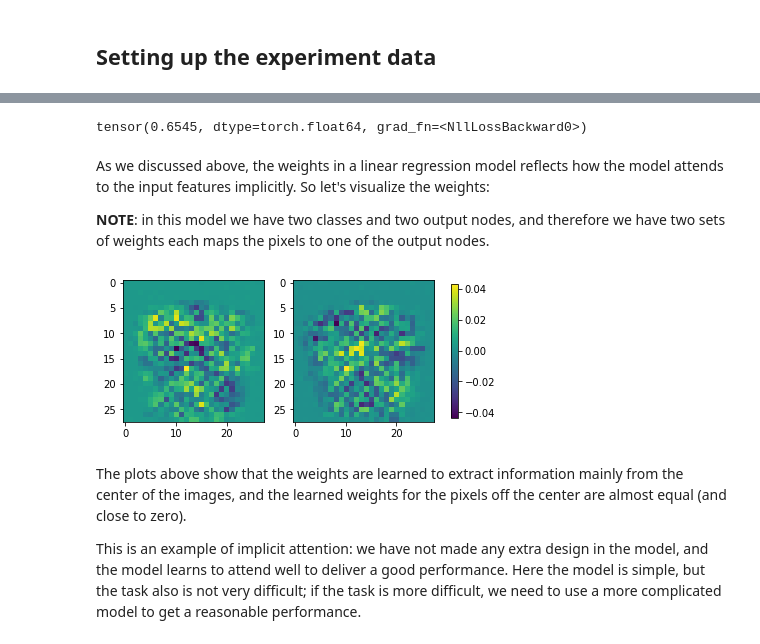
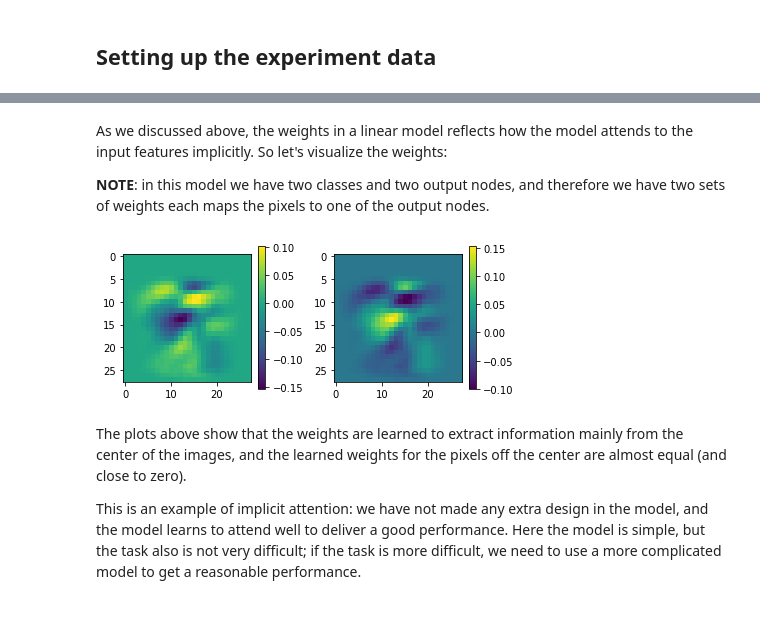
Before and after one commit to bezhvin/Self-attention-Mechanism, a Jupyter notebook: ImplicitAttention.ipynb, the cells around one changed output, grey strips where cells are left out. Drawn from its saved outputs; the diff is of its cells as text; code cells hidden in the pictures; blank space fills up the shorter version.

```diff
--- a/ImplicitAttention.ipynb
+++ b/ImplicitAttention.ipynb
@@ -65,13 +52,5 @@ train_loader = DataLoader(subset_data, batch_size=batch_size, shuffle=True)
 # %%
-class LinearClassifier(nn.Module):
-    def __init__(self, dim, num_output):
-        super(LinearClassifier,self).__init__()
-        self.linear_model = nn.Linear(dim*dim, num_output, bias=True, dtype=torch.float64)
 
-    def forward(self, x):
-        logits = self.linear_model(x.to(torch.float64))
-        return output
-
-lm = LinearClassifier(dim=28, num_output=2)
+lm = linear_model.LinearClassifier(dim=28, num_output=2)
 optimizer = optim.Adagrad(lm.parameters(), lr=0.01, weight_decay=1e-1)
 criterion = torch.nn.CrossEntropyLoss()
@@ -134,4 +60,0 @@ We use torch APIs to train the model:
-# %%
-# lets fit a linear model
-LinearTransform = torch.nn.Linear(dim*dim, 2, bias=True, dtype=torch.float64)
-output = torch.log_softmax(LinearTransform(small_train_x_vector), dim=1)
@@ -148,28 +61,16 @@ tensor([[0., 0., 0.,  ..., 0., 0., 0.],
-# %%
-num_epoch=1000
-train_losses=[]
-for i in range(num_epoch):
-    y_pred = torch.sigmoid(LinearTransform(small_train_x_vector))
-    loss = criterion(y_pred, small_train_y)
-    optimizer.zero_grad()
-    loss.backward()
-    optimizer.step()
-    train_losses.append(loss.item())
-loss
-# %% [output]
-tensor(0.6545, dtype=torch.float64, grad_fn=<NllLossBackward0>)
-# %% [markdown]
-As we discussed above, the weights in a linear regression model reflects how the model attends to the input features implicitly. So let's visualize the weights:
-
-**NOTE**: in this model we have two classes and two output nodes, and therefore we have two sets of weights each maps the pixels to one of the output nodes.
-# %%
-weights = list(LinearTransform.parameters())[0]
-fig, ax = plt.subplots(1,2)
-for output in range(0,2):
-    im = ax[output].imshow(torch.reshape(weights.data[output],(dim,dim)))
-_ = fig.colorbar(im,ax=ax.ravel().tolist(), fraction=0.02)
-# %% [output]
-[figure, removed]
+# %% [markdown]
+As we discussed above, the weights in a linear  model reflects how the model attends to the input features implicitly. So let's visualize the weights:
+
+**NOTE**: in this model we have two classes and two output nodes, and therefore we have two sets of weights each maps the pixels to one of the output nodes.
+# %%
+weights = list(lm.get_parameters())[0]
+fig, ax = plt.subplots(1,2)
+for output in range(0,2):
+    im = ax[output].imshow(torch.reshape(weights.data[output],(28,28)))
+    _ = fig.colorbar(im,ax=ax[output], fraction=0.05)
+plt.tight_layout()
+# %% [output]
+[figure, added]
 # %% [markdown]
 The plots above show that the weights are learned to extract information mainly from the center of the images, and the learned weights for the pixels off the center are almost equal (and close to zero).
 
```
Also changed, not shown: parts of 26 cells of this notebook.
